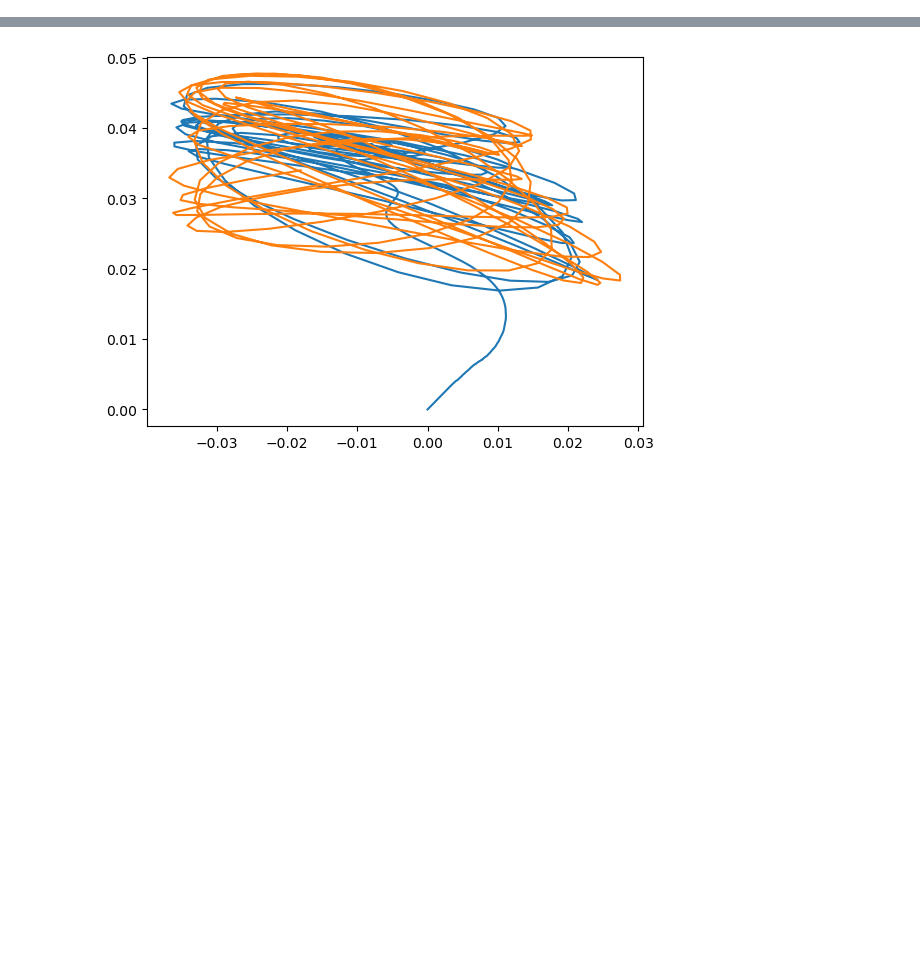
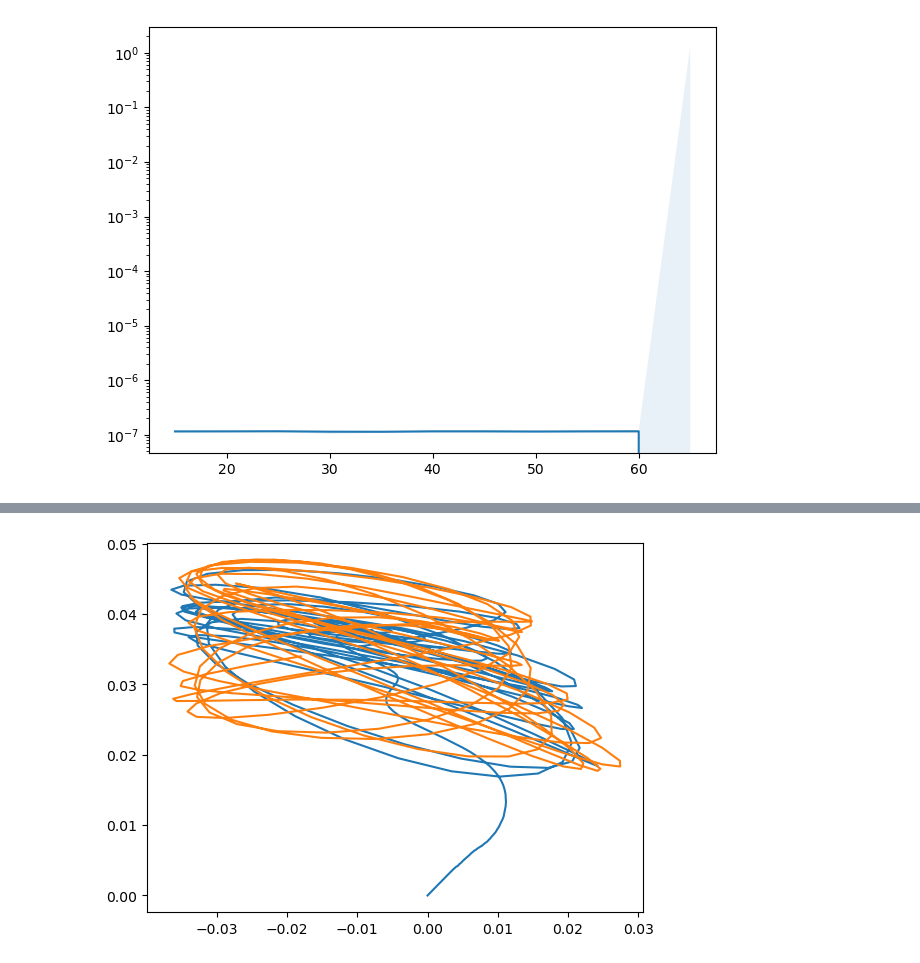
Before and after one commit to FsiROM/DoubleFlap, a Jupyter notebook: ROMs/Generating_rom_models.ipynb, the cells around one changed output, grey strips where cells are left out. Cells and saved outputs as stored; diff of their text form; code cells hidden in the pictures; blank space fills up the shorter version.

```diff
--- a/ROMs/Generating_rom_models.ipynb
+++ b/ROMs/Generating_rom_models.ipynb
@@ -132,0 +141,37 @@ rom_model.store_last_result()
+# %%
+modes_ = np.arange(15, 86, 5).astype(int)
+
+residual_norm  = []
+tst_residual_norm  = []
+best_coeffs = np.empty((9, len(modes_)))
+
+import random
+ids_ = np.arange(0, tr_load_data.shape[1])
+TR_ids = np.array(random.sample(range(tr_load_data.shape[1]), int(.95*tr_load_data.shape[1])))
+TST_ids = np.setdiff1d(ids_, TR_ids)
+
+TR_load_data = np.delete(tr_load_data, TST_ids, 1)
+TR_disp_data = np.delete(tr_disp_data, TST_ids, 1)
+
+TST_load_data = tr_load_data[:, TST_ids]
+TST_disp_data = tr_disp_data[:, TST_ids]
+
+for m in range(len(modes_)):
+
+    print(" modes ", m)
+
+    rom_model = solid_ROM()
+    rom_model.train(TR_load_data, TR_disp_data, rank_pres=modes_[m], rank_disp=.9999,
+                    degree = 2, lasso=True, norm_regr=[False, True], quad_=True,);
+
+    X = rom_model.saved_prs_cf_tr.T
+    Y = rom_model.saved_disp_cf_tr.T
+    residual_norm.append(np.linalg.norm(rom_model.model_regr.predict(X) - Y, ord = 2))
+
+    for j in range(rom_model.disp_pod.kept_rank):
+        best_coeffs[j, m] = rom_model.model_regr["multioutputregressor"].estimators_[j].alpha_
+
+    y = rom_model.pred(TST_load_data).T
+    yref = TST_disp_data.T
+
+    tst_residual_norm.append(np.linalg.norm(yref - y, ord = 2))
@@ -132,0 +228,6 @@ rom_model.store_last_result()
+# %%
+plt.semilogy(modes_, best_coeffs.mean(axis = 0));
+plt.fill_between(modes_, best_coeffs.min(axis = 0), best_coeffs.max(axis = 0), alpha = .1);
+plt.tight_layout();
+# %% [output]
+[figure, added]
```
Also changed, not shown: parts of 31 cells of this notebook, 2 other files.
